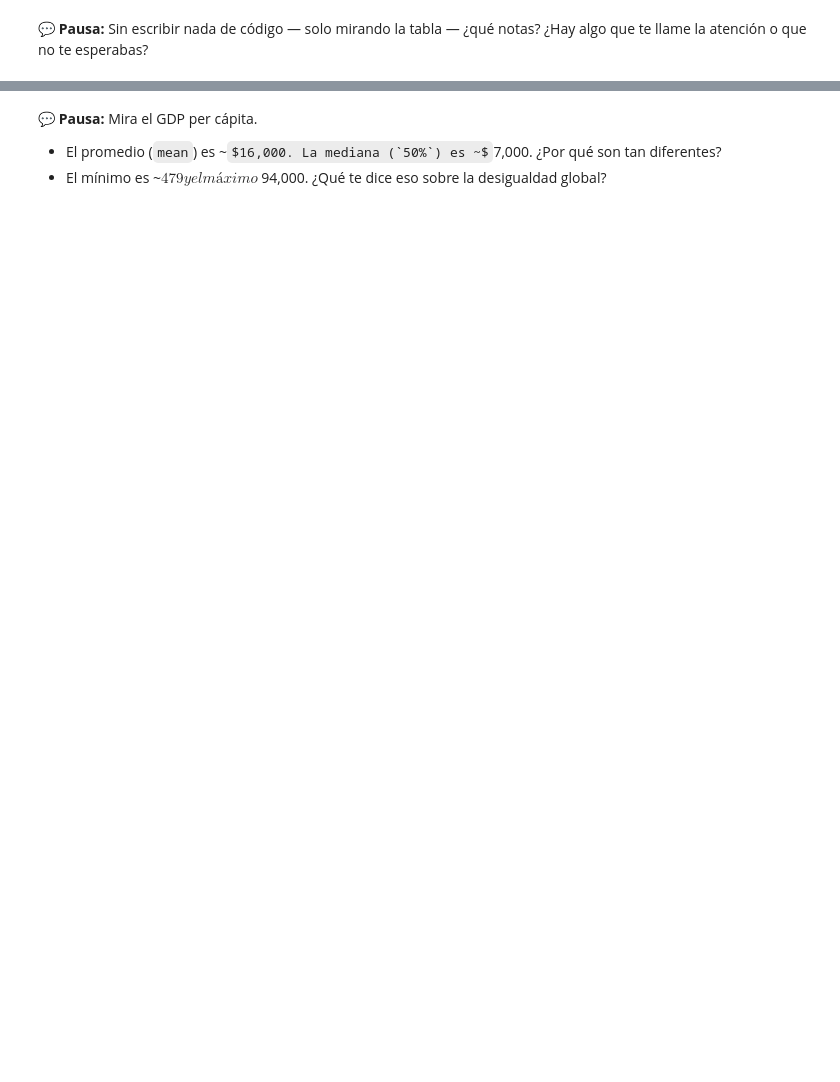
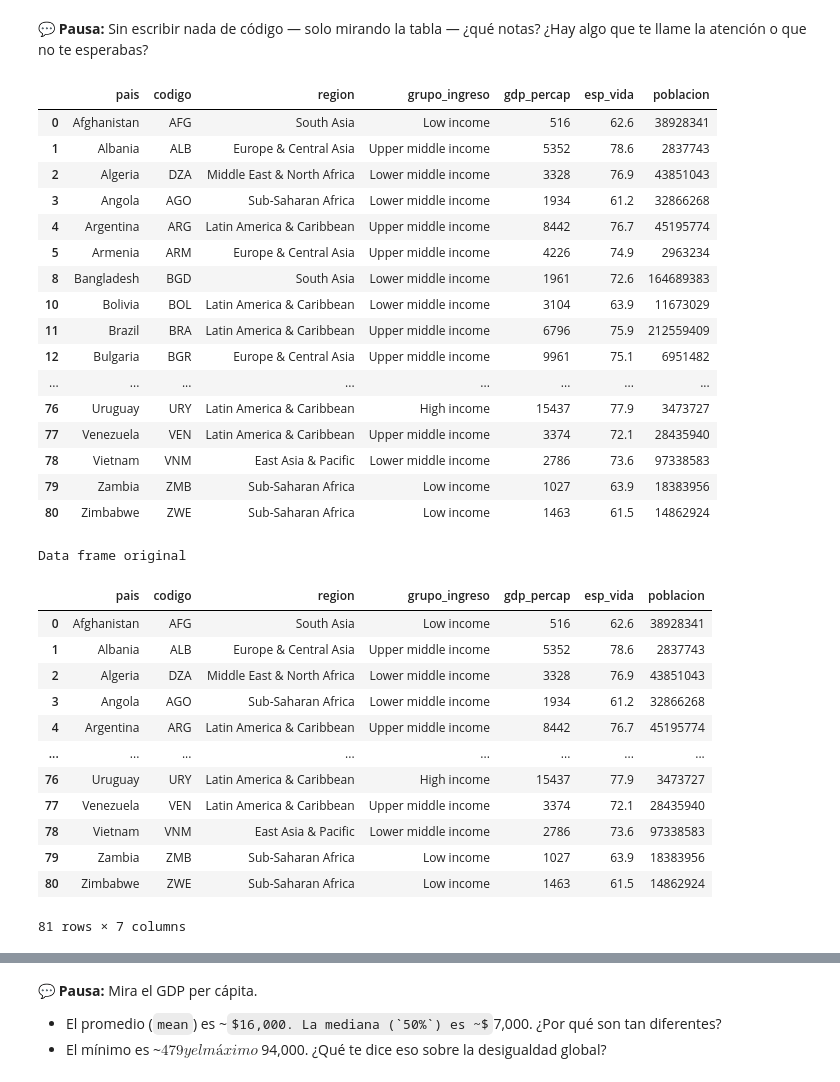
Before and after one commit to dpmendez/dspp-2026, a Jupyter notebook: week1/lab1_intro_python_pandas.ipynb, the cells around one changed output, grey strips where cells are left out. Saved outputs shown, nothing was run; the diff lists cells and outputs as text; code cells hidden in the pictures; some formulas as TeX source; blank space fills up the shorter version.

```diff
--- a/week1/lab1_intro_python_pandas.ipynb
+++ b/week1/lab1_intro_python_pandas.ipynb
@@ -196,5 +251,45 @@ df.head(8)
 # %% [markdown]
 **💬 Pausa:** Sin escribir nada de código — solo mirando la tabla — ¿qué notas? ¿Hay algo que te llame la atención o que no te esperabas?
+# %%
+filtro = df["esp_vida"]<80
+df_filtered = df[filtro]
+
+display(df_filtered)
+
+print("Data frame original\n")
+df
+# %% [output]
+|  | pais | codigo | region | grupo_ingreso | gdp_percap | esp_vida | poblacion |
+| 0 | Afghanistan | AFG | South Asia | Low income | 516 | 62.6 | 38928341 |
+| 1 | Albania | ALB | Europe & Central Asia | Upper middle income | 5352 | 78.6 | 2837743 |
+| 2 | Algeria | DZA | Middle East & North Africa | Lower middle income | 3328 | 76.9 | 43851043 |
+| 3 | Angola | AGO | Sub-Saharan Africa | Lower middle income | 1934 | 61.2 | 32866268 |
+| 4 | Argentina | ARG | Latin America & Caribbean | Upper middle income | 8442 | 76.7 | 45195774 |
+| 5 | Armenia | ARM | Europe & Central Asia | Upper middle income | 4226 | 74.9 | 2963234 |
+| 8 | Bangladesh | BGD | South Asia | Lower middle income | 1961 | 72.6 | 164689383 |
+| 10 | Bolivia | BOL | Latin America & Caribbean | Lower middle income | 3104 | 63.9 | 11673029 |
+| 11 | Brazil | BRA | Latin America & Caribbean | Upper middle income | 6796 | 75.9 | 212559409 |
+| 12 | Bulgaria | BGR | Europe & Central Asia | Upper middle income | 9961 | 75.1 | 6951482 |
+| ... | ... | ... | ... | ... | ... | ... | ... |
+| 76 | Uruguay | URY | Latin America & Caribbean | High income | 15437 | 77.9 | 3473727 |
+| 77 | Venezuela | VEN | Latin America & Caribbean | Upper middle income | 3374 | 72.1 | 28435940 |
+| 78 | Vietnam | VNM | East Asia & Pacific | Lower middle income | 2786 | 73.6 | 97338583 |
+| 79 | Zambia | ZMB | Sub-Saharan Africa | Low income | 1027 | 63.9 | 18383956 |
+| 80 | Zimbabwe | ZWE | Sub-Saharan Africa | Low income | 1463 | 61.5 | 14862924 |
+Data frame original
+|  | pais | codigo | region | grupo_ingreso | gdp_percap | esp_vida | poblacion |
+| 0 | Afghanistan | AFG | South Asia | Low income | 516 | 62.6 | 38928341 |
+| 1 | Albania | ALB | Europe & Central Asia | Upper middle income | 5352 | 78.6 | 2837743 |
+| 2 | Algeria | DZA | Middle East & North Africa | Lower middle income | 3328 | 76.9 | 43851043 |
+| 3 | Angola | AGO | Sub-Saharan Africa | Lower middle income | 1934 | 61.2 | 32866268 |
+| 4 | Argentina | ARG | Latin America & Caribbean | Upper middle income | 8442 | 76.7 | 45195774 |
+| ... | ... | ... | ... | ... | ... | ... | ... |
+| 76 | Uruguay | URY | Latin America & Caribbean | High income | 15437 | 77.9 | 3473727 |
+| 77 | Venezuela | VEN | Latin America & Caribbean | Upper middle income | 3374 | 72.1 | 28435940 |
+| 78 | Vietnam | VNM | East Asia & Pacific | Lower middle income | 2786 | 73.6 | 97338583 |
+| 79 | Zambia | ZMB | Sub-Saharan Africa | Low income | 1027 | 63.9 | 18383956 |
+| 80 | Zimbabwe | ZWE | Sub-Saharan Africa | Low income | 1463 | 61.5 | 14862924 |
+81 rows × 7 columns
 # %%
 # .describe() da estadísticas resumidas de todas las columnas numéricas
 # Lee: count (cuántos), mean (promedio), std (dispersión), min, 25%, 50%, 75%, max
```
Also changed, not shown: parts of 15 cells of this notebook.
